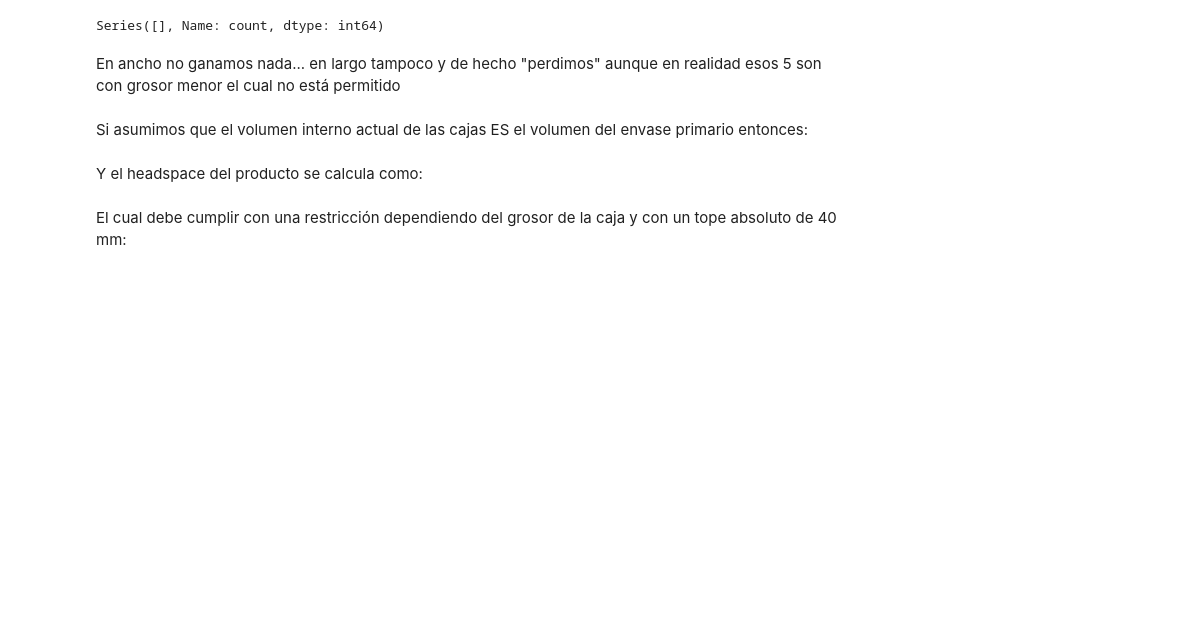
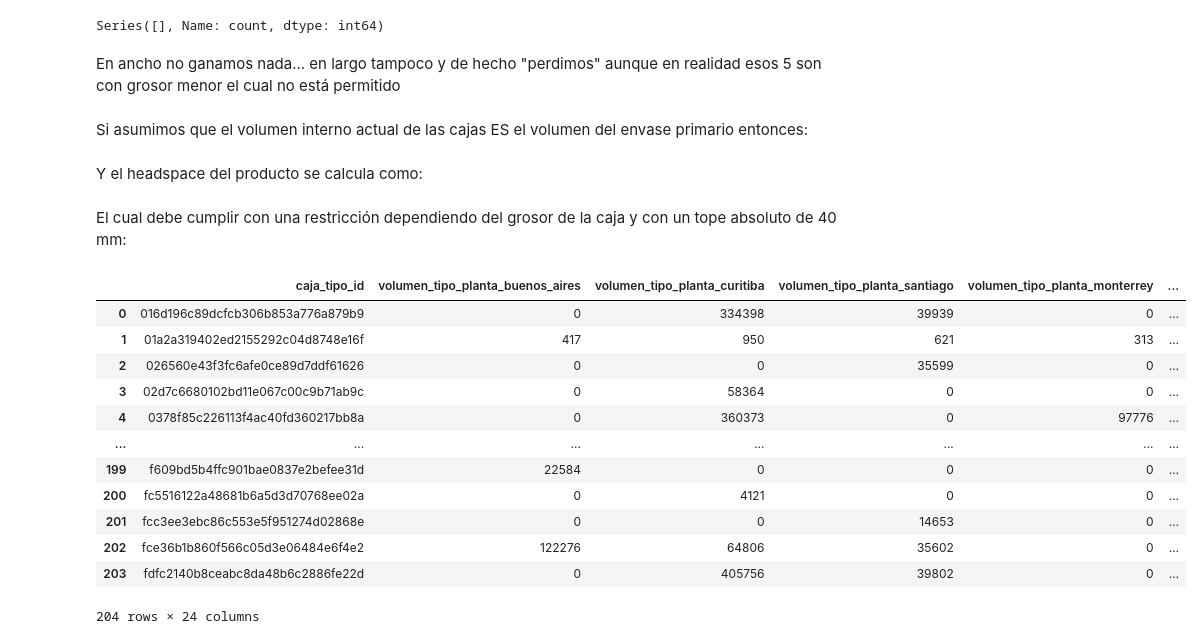
Before and after one commit to demianelnecave/AlixPartners-Competencia-Datos, a Jupyter notebook: eda.ipynb, the cells around one changed output. Saved outputs shown, nothing was run; the diff lists cells and outputs as text; code cells hidden in the pictures; blank space fills up the shorter version.

Commit message:
chequeo inconsistencias volumen y costo unitario de cajas

```diff
--- a/eda.ipynb
+++ b/eda.ipynb
@@ -137,3 +136,19 @@ for c in headspace_cols:
 
     #El máximo es 40 mm
     catalogo_productos[catalogo_productos[col_name] > 40.0] = 40.0
+# %%
+procurement_cajas
+# %% [output]
+|  | caja_tipo_id | volumen_tipo_planta_buenos_aires | volumen_tipo_planta_curitiba | volumen_tipo_planta_santiago | volumen_tipo_planta_monterrey | ... |
+| 0 | 016d196c89dcfcb306b853a776a879b9 | 0 | 334398 | 39939 | 0 | ... |
+| 1 | 01a2a319402ed2155292c04d8748e16f | 417 | 950 | 621 | 313 | ... |
+| 2 | 026560e43f3fc6afe0ce89d7ddf61626 | 0 | 0 | 35599 | 0 | ... |
+| 3 | 02d7c6680102bd11e067c00c9b71ab9c | 0 | 58364 | 0 | 0 | ... |
+| 4 | 0378f85c226113f4ac40fd360217bb8a | 0 | 360373 | 0 | 97776 | ... |
+| ... | ... | ... | ... | ... | ... | ... |
+| 199 | f609bd5b4ffc901bae0837e2befee31d | 22584 | 0 | 0 | 0 | ... |
+| 200 | fc5516122a48681b6a5d3d70768ee02a | 0 | 4121 | 0 | 0 | ... |
+| 201 | fcc3ee3ebc86c553e5f951274d02868e | 0 | 0 | 14653 | 0 | ... |
+| 202 | fce36b1b860f566c05d3e06484e6f4e2 | 122276 | 64806 | 35602 | 0 | ... |
+| 203 | fdfc2140b8ceabc8da48b6c2886fe22d | 0 | 405756 | 39802 | 0 | ... |
+204 rows × 24 columns
```
Also changed, not shown: parts of 19 cells of this notebook, 1 other file.
